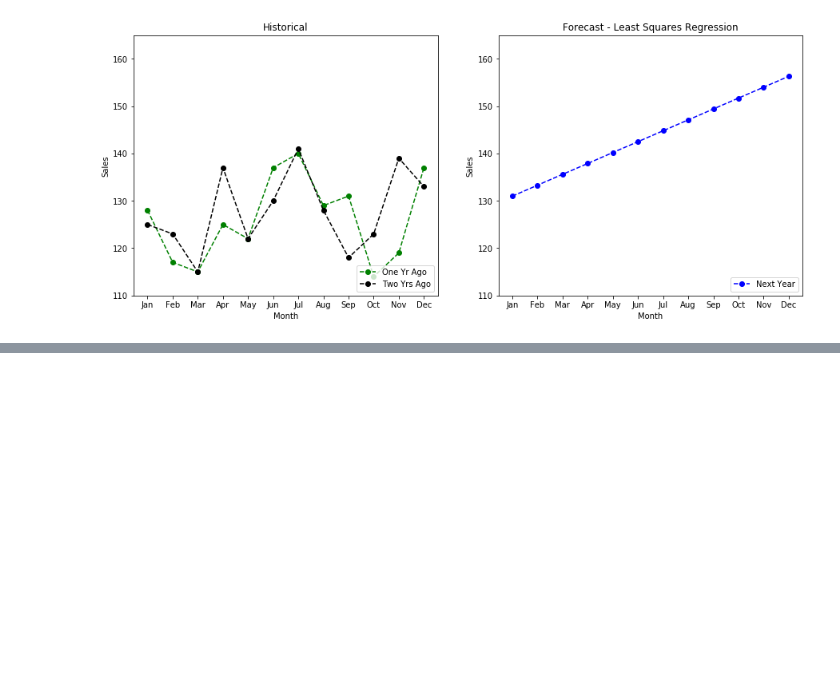
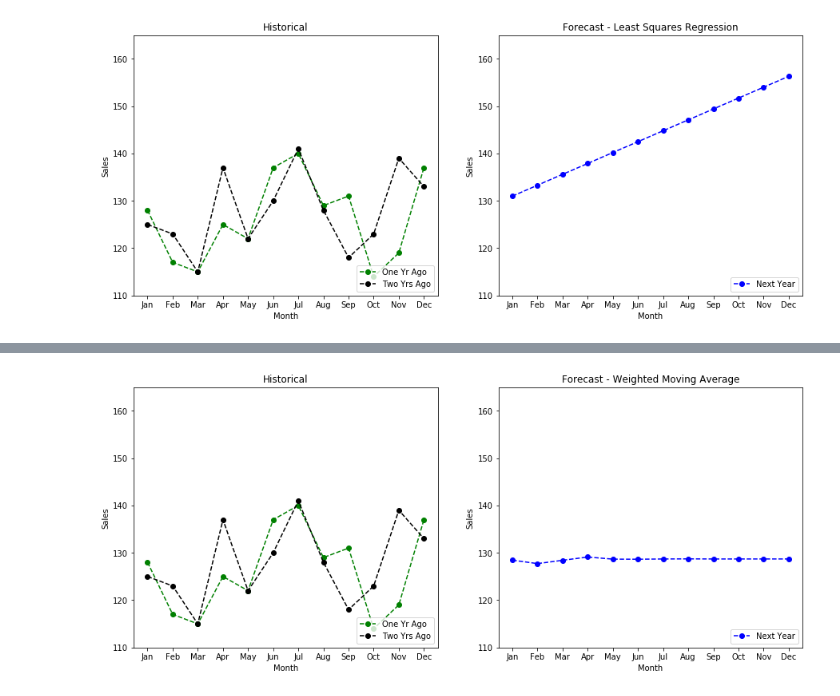
Before and after one commit to agritheory/forecast, a Jupyter notebook: temp_example_calcs.ipynb, the cells around one changed output, grey strips where cells are left out. Saved outputs shown, nothing was run; the diff lists cells and outputs as text; code cells hidden in the pictures; blank space fills up the shorter version.

```diff
--- a/temp_example_calcs.ipynb
+++ b/temp_example_calcs.ipynb
@@ -230,0 +312,13 @@ make_plots(least_squares_regression, 'Least Squares Regression')
+# %%
+periods_9 = 4
+weights_9 = np.array([0.10, 0.15, 0.25, 0.50])
+assert sum(weights_9) == 1
+
+weighted_moving_average = one_year_ago[-periods_9:]
+
+for i in range(12):
+    weighted_moving_average.append(sum(weights_9 * np.array(weighted_moving_average[i:i + periods_9])))
+
+del weighted_moving_average[:periods_9]
+weighted_moving_average = [Decimal(n) for n in weighted_moving_average]
+weighted_moving_average
@@ -230,0 +338,4 @@ make_plots(least_squares_regression, 'Least Squares Regression')
+# %%
+make_plots(weighted_moving_average, 'Weighted Moving Average')
+# %% [output]
+[figure, added]
```
Also changed, not shown: parts of 11 cells of this notebook.
